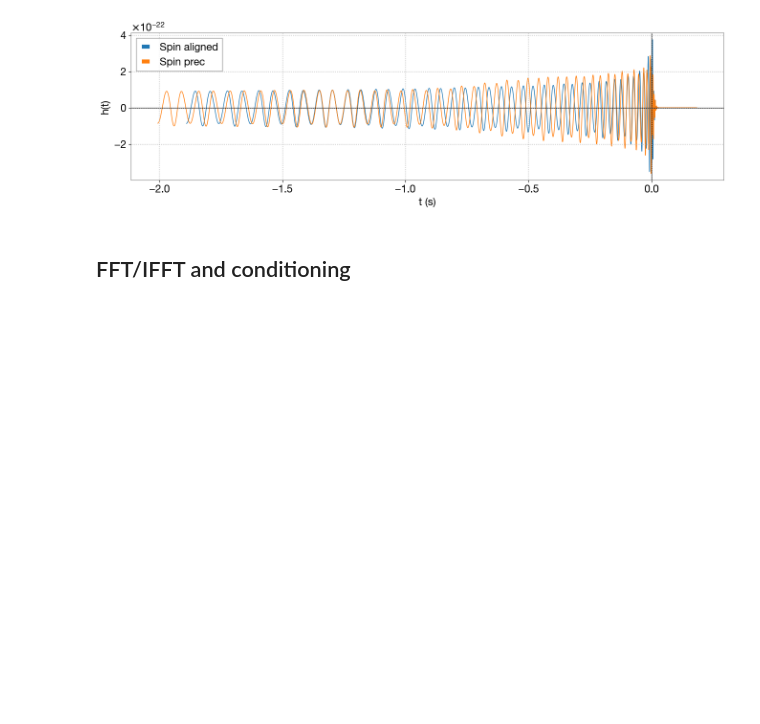
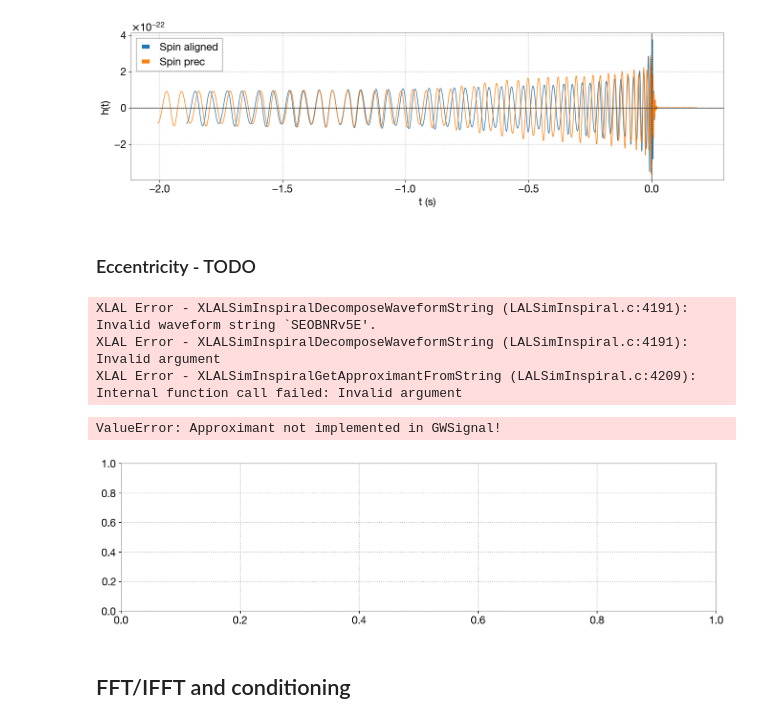
Before and after one commit to SylvainMarsat/gwda_tutorial, a Jupyter notebook: tutorial_1.ipynb, the cells around one changed output. Cells and saved outputs as stored; diff of their text form; code cells hidden in the pictures; blank space fills up the shorter version.

```diff
--- a/tutorial_1.ipynb
+++ b/tutorial_1.ipynb
@@ -474,6 +474,25 @@ ax.set_ylabel(r'h(t)')
 ax.legend(loc='best');
 # %% [output]
 [figure]
+# %% [markdown]
+### Eccentricity - TODO
+# %%
+fig, ax = plt.subplots(1,1, figsize=[16,4])
+
+t, hp, hc = gwsignal_GenerateTDhphc(60., 15., [0., 0., 0.], [0., 0., 0.], f_min=15., f_ref=15., inclination=np.pi/3, approximant='SEOBNRv5E')
+ax.plot(t, hp , label=r'Eccentric')
+
+ax.axhline(0., c='k')
+ax.axvline(0., c='k')
+ax.set_xlabel(r't (s)')
+ax.set_ylabel(r'h(t)')
+ax.legend(loc='best');
+# %% [output]
+XLAL Error - XLALSimInspiralDecomposeWaveformString (LALSimInspiral.c:4191): Invalid waveform string `SEOBNRv5E'.
+XLAL Error - XLALSimInspiralDecomposeWaveformString (LALSimInspiral.c:4191): Invalid argument
+XLAL Error - XLALSimInspiralGetApproximantFromString (LALSimInspiral.c:4209): Internal function call failed: Invalid argument
+ValueError: Approximant not implemented in GWSignal!
+[figure, added]
 # %% [markdown]
 ## FFT/IFFT and conditioning
 # %% [markdown]
```
Also changed, not shown: parts of 2 cells of this notebook.
